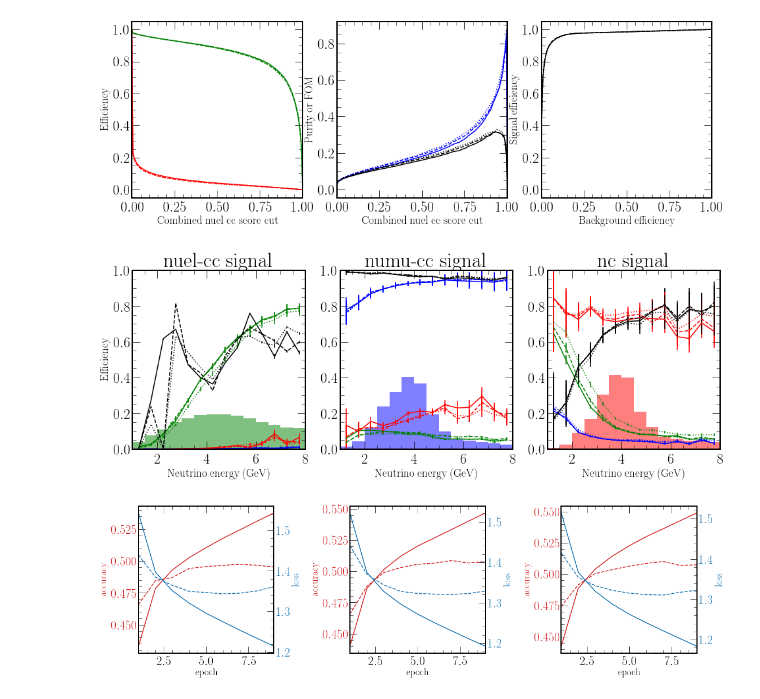
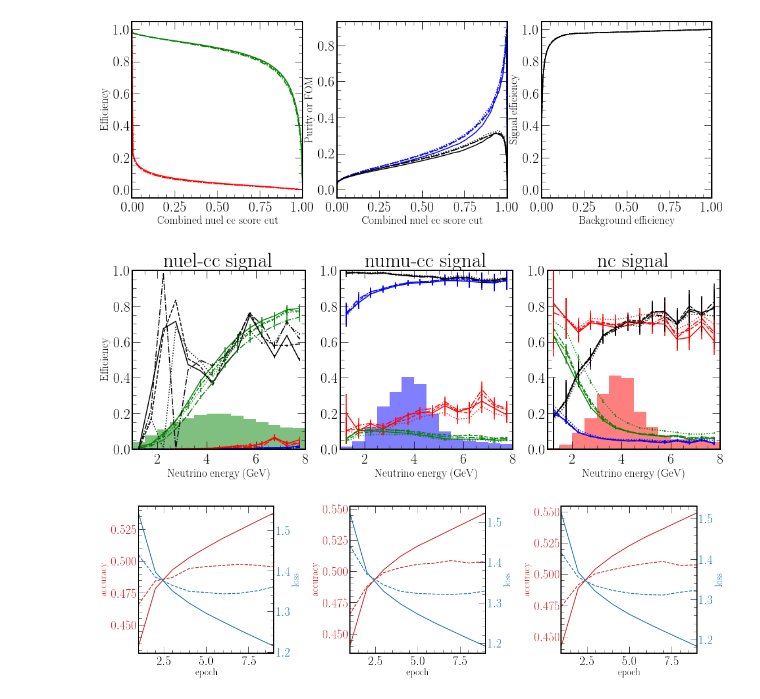
Before and after one commit to chipsneutrino/chips-net, a Jupyter notebook: analysis.ipynb, the cells around one changed output. Cells and saved outputs as stored; diff of their text form; code cells hidden in the pictures.

```diff
--- a/analysis.ipynb
+++ b/analysis.ipynb
@@ -375,4 +372,5 @@ del i_ev, i_out
 c_ev, c_out = chipsnet.utils.process_ds(config, "v_c_flux", ["repr_v_c"])  # Just charge channel
 ct_ev, ct_out = chipsnet.utils.process_ds(config, "v_ct_flux", ["repr_v_ct"])  # Charge+time channels
 cth_ev, cth_out = chipsnet.utils.process_ds(config,"v_cth_flux", ["repr_v_cth"])  # Charge+time+hough channels
+cth_stacked_ev, cth_stacked_out = chipsnet.utils.process_ds(config,"v_cth_flux_stacked", ["repr_v_cth_stacked"])  # Charge+time+hough channels stacked
 # %% [output]
@@ -384,9 +383,9 @@ chipsnet.plotting.plot_curves([c_out, ct_out, cth_out], save_path+"channel_curve
 # %% [output]
 [figure]
 # %%
-chipsnet.plotting.plot_e_hists([c_out, ct_out, cth_out], c_ev, save_path+"channel_hists")
+chipsnet.plotting.plot_e_hists([c_out[0], ct_out[0], cth_out[0], cth_stacked_out[0]], c_ev, save_path+"channel_hists")
 # %% [output]
-[figure, old version]
+[figure, new version]
 # %%
 chipsnet.plotting.plot_history_comparison(config, ["repr_v_c", "repr_v_ct", "repr_v_cth"], save_path+"channel_history")
 # %% [output]
```
Also changed, not shown: parts of 59 cells of this notebook, 4 other files.
